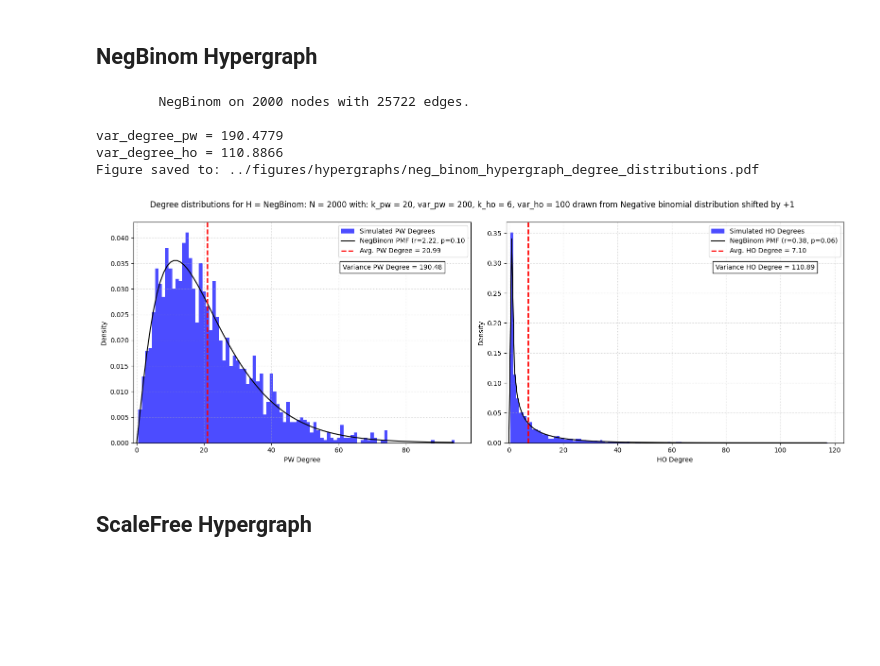
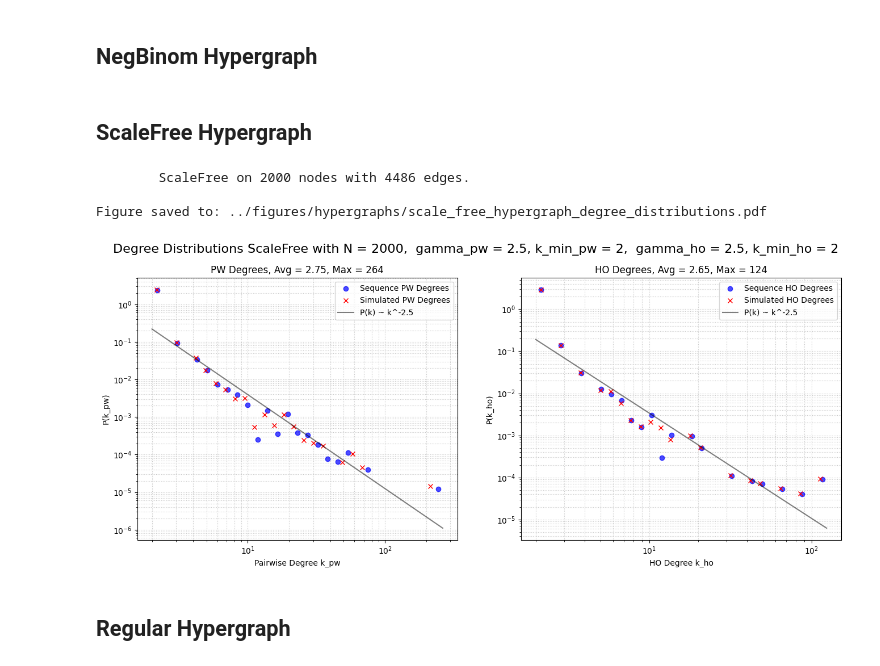
Before and after one commit to markolalovic/higher-order-contagion, a Jupyter notebook: notebooks/hypergraph-generators.ipynb, the cells around one changed output. Cells and saved outputs as stored; diff of their text form; code cells hidden in the pictures; blank space fills up the shorter version.

Commit message:
simplified scale-free hypergraph generator

```diff
--- a/notebooks/hypergraph-generators.ipynb
+++ b/notebooks/hypergraph-generators.ipynb
@@ -37,11 +33,2 @@ from generators import test_neg_binom_hypergraph
-# %%
-test_neg_binom_hypergraph()
-# %% [output]
-        NegBinom on 2000 nodes with 25722 edges.
-
-var_degree_pw = 190.4779
-var_degree_ho = 110.8866
-Figure saved to: ../figures/hypergraphs/neg_binom_hypergraph_degree_distributions.pdf
-[figure, removed]
 # %% [markdown]
 ## ScaleFree Hypergraph
@@ -47,0 +37,9 @@ Figure saved to: ../figures/hypergraphs/neg_binom_hypergraph_degree_distribution
+# %%
+test_scale_free_hypergraph()
+# %% [output]
+        ScaleFree on 2000 nodes with 4486 edges.
+
+Figure saved to: ../figures/hypergraphs/scale_free_hypergraph_degree_distributions.pdf
+[figure, added]
+# %% [markdown]
+## Regular Hypergraph
```
Also changed, not shown: parts of 3 cells of this notebook, 3 other files.
